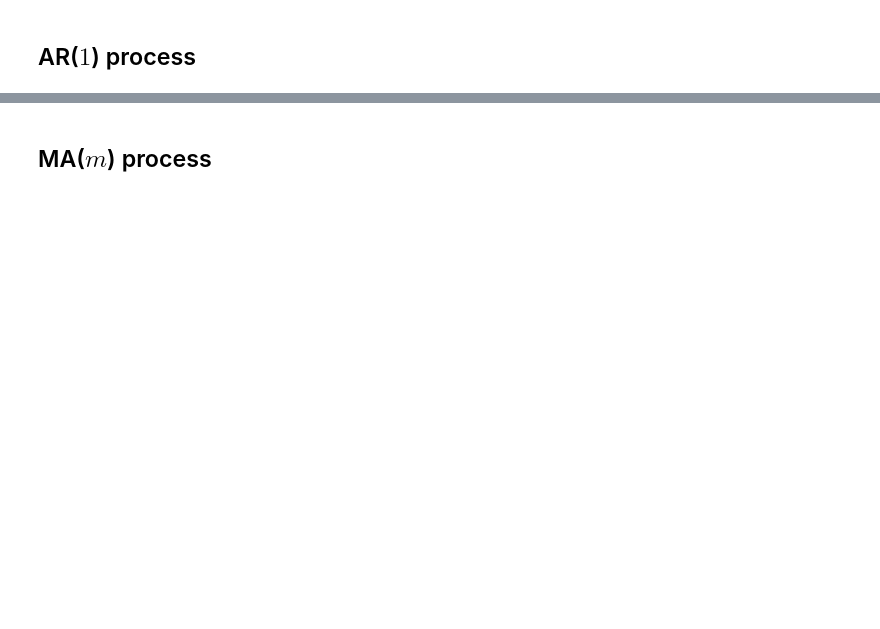
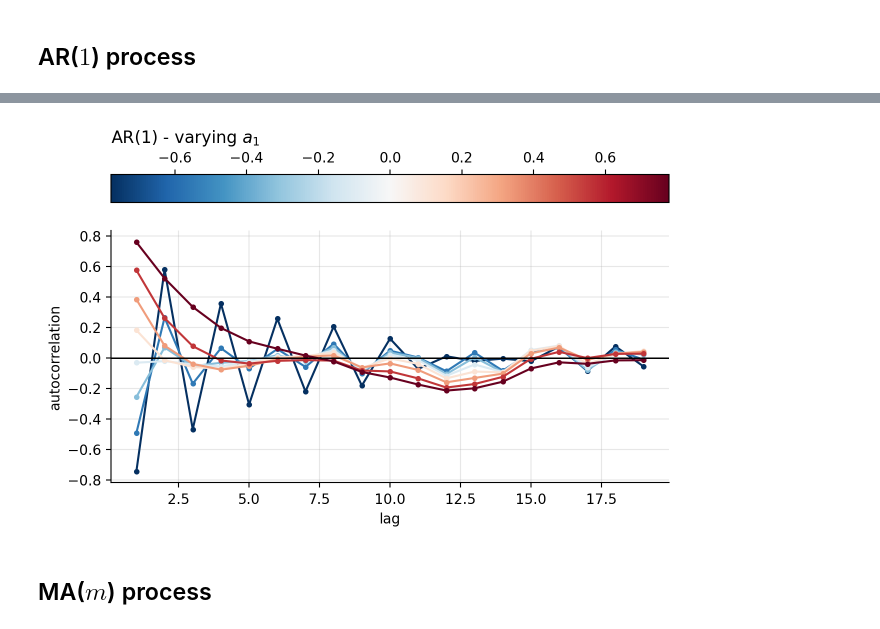
Before and after one commit to gerdm/filtering-notes, a Jupyter notebook: 02-state-space-models/arma-ssm.ipynb, the cells around one changed output, grey strips where cells are left out. Cells and saved outputs as stored; diff of their text form; code cells hidden in the pictures; blank space fills up the shorter version.

```diff
--- a/02-state-space-models/arma-ssm.ipynb
+++ b/02-state-space-models/arma-ssm.ipynb
@@ -475,3 +206,29 @@ def plot_varying_simulations(fig, sims, cmap=plt.cm.RdBu_r, title=""):
+# %%
+def get_autocorr(series, lags):
+    autocorrelations = [series.autocorr(lag) for lag in lags]
+    return autocorrelations
+
+
+def plot_simulations_autocorrelation(fig, sims, lags, cmap, title, kind):
+    gs = GridSpec(2, 1, height_ratios=[0.1, 0.9])
+    values = np.array(sims.columns)
+    n_values = len(values)
+    ax = fig.add_subplot(gs[1])
+    ax_cbar = fig.add_subplot(gs[0])
+    colors = cmap(jnp.linspace(0, 1, n_values))
+
+    create_cbar(ax_cbar, cmap, values, title, kind)
+
+
+    for color, val in zip(colors, sims):
+        sim = sims[val]
+        autocorrs = get_autocorr(sim, lags)
+        ax.plot(lags, autocorrs, color=color, marker="o", markersize=3)
+        ax.axhline(y=0.0, c="black", linewidth=1)
+
+    ax.grid(alpha=0.3)
+    ax.set_xlabel("lag")
+    ax.set_ylabel("autocorrelation")
 # %% [markdown]
 ## ARMA(r,m) processs
 # %%
@@ -541,3 +304,12 @@ plot_varying_simulations(fig, ar_sims, title=title)
+# %%
+fig = plt.figure()
+lags = np.arange(1, 20)
+cmap = plt.cm.RdBu_r
+title = "AR(1) - varying $a_1$"
+plot_simulations_autocorrelation(fig, ar_sims.iloc[:, 1:-1], lags, cmap, title, "continous")
+plt.savefig("ar1-samples-autocorr.png", dpi=300, bbox_inches="tight")
+# %% [output]
+[figure, added]
 # %% [markdown]
 ## MA($m$) process
 # %%
```
Also changed, not shown: parts of 39 cells of this notebook.
